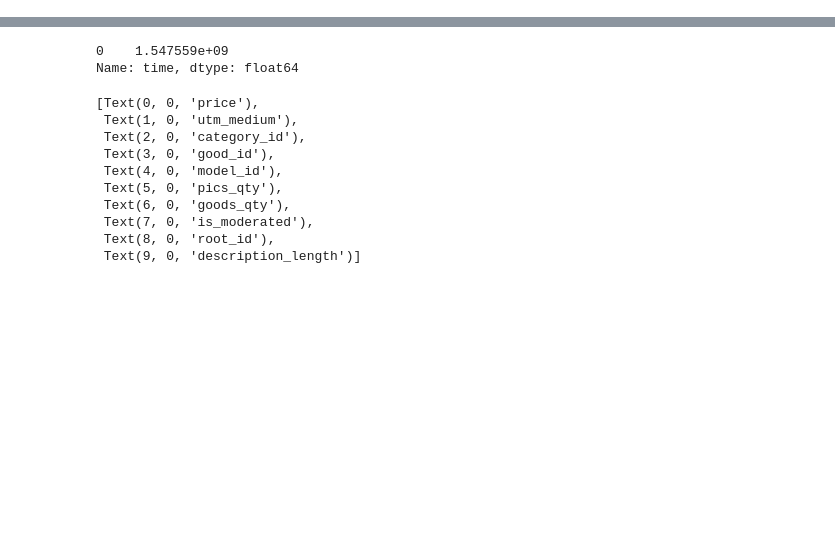
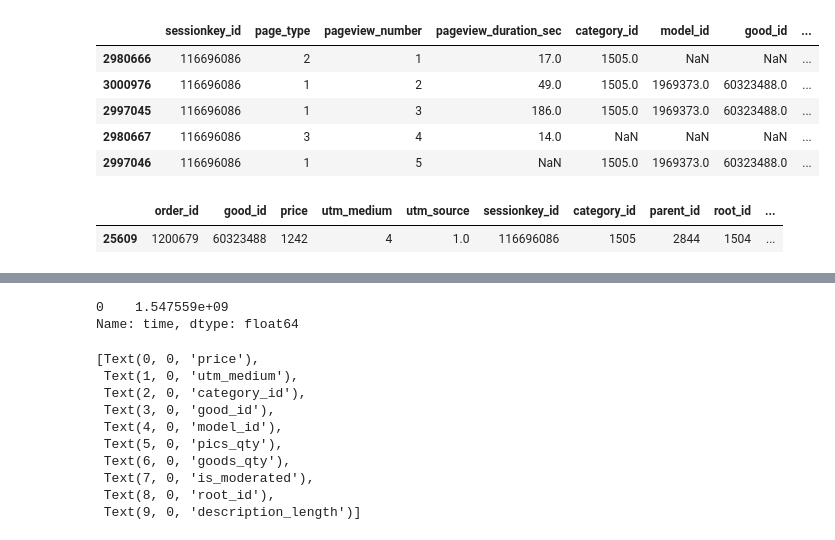
Before and after one commit to Nesterov-BA/aimasters, a Jupyter notebook: 1sem/ML1/homeworks/hw4/hw4.ipynb, the cells around one changed output, grey strips where cells are left out. Saved outputs shown, nothing was run; the diff lists cells and outputs as text; code cells hidden in the pictures; blank space fills up the shorter version.

```diff
--- a/1sem/ML1/homeworks/hw4/hw4.ipynb
+++ b/1sem/ML1/homeworks/hw4/hw4.ipynb
@@ -43,3 +108,16 @@ Index(['create_time', 'good_id', 'price', 'utm_medium', 'utm_source',
+# %%
+session_key = 116696086.0
+display(session_data[session_data['sessionkey_id']==session_key].sort_values('date_timestamp'))
+display(data[data['sessionkey_id']==session_key])
+# %% [output]
+|  | sessionkey_id | page_type | pageview_number | pageview_duration_sec | category_id | model_id | good_id | ... |
+| 2980666 | 116696086 | 2 | 1 | 17.0 | 1505.0 | NaN | NaN | ... |
+| 3000976 | 116696086 | 1 | 2 | 49.0 | 1505.0 | 1969373.0 | 60323488.0 | ... |
+| 2997045 | 116696086 | 1 | 3 | 186.0 | 1505.0 | 1969373.0 | 60323488.0 | ... |
+| 2980667 | 116696086 | 3 | 4 | 14.0 | NaN | NaN | NaN | ... |
+| 2997046 | 116696086 | 1 | 5 | NaN | 1505.0 | 1969373.0 | 60323488.0 | ... |
+|  | order_id | good_id | price | utm_medium | utm_source | sessionkey_id | category_id | parent_id | root_id | ... |
+| 25609 | 1200679 | 60323488 | 1242 | 4 | 1.0 | 116696086 | 1505 | 2844 | 1504 | ... |
 # %%
 model, logreg_features, scaler =  train_linear_model(train, features = fetaures, target_col = target_col)
 # %%
```
Also changed, not shown: parts of 14 cells of this notebook, 6 other files.
